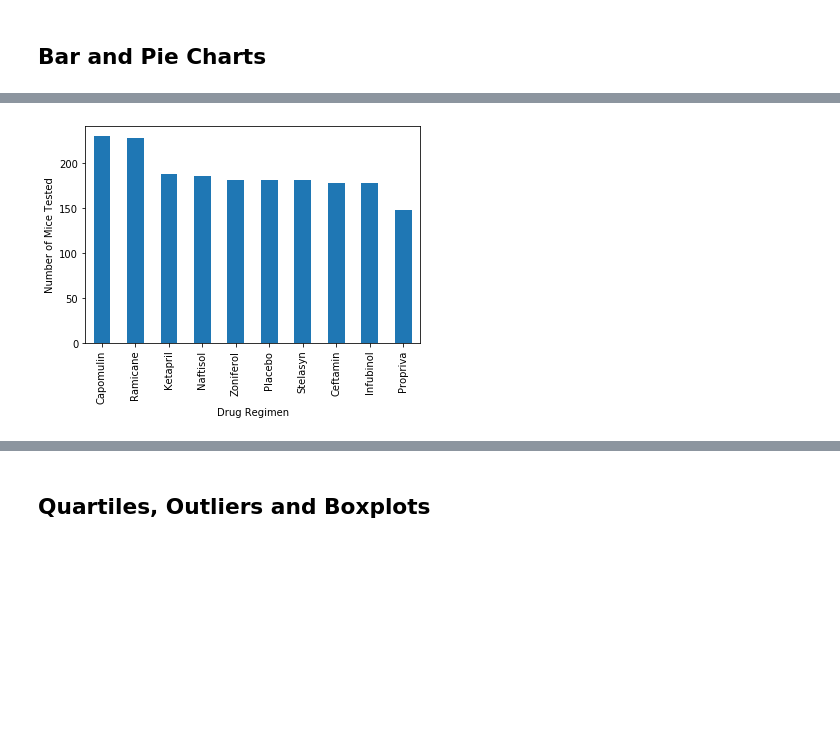
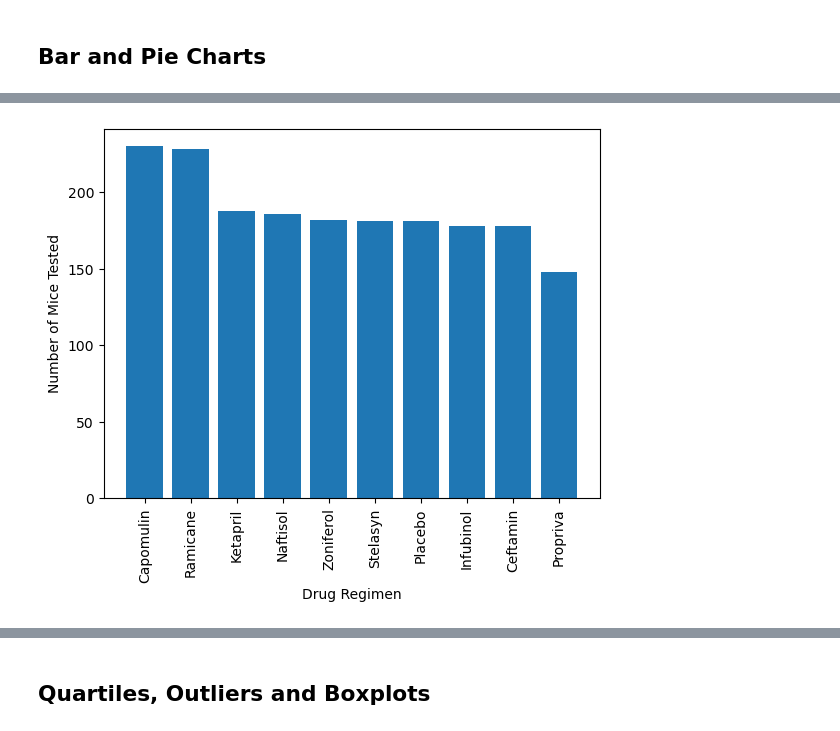
Before and after one commit to Arc5en/Pymaceuticals, a Jupyter notebook: Pymaceuticals/pymaceuticals.ipynb, the cells around one changed output, grey strips where cells are left out. Saved outputs shown, nothing was run; the diff lists cells and outputs as text; code cells hidden in the pictures; blank space fills up the shorter version.

```diff
--- a/Pymaceuticals/pymaceuticals.ipynb
+++ b/Pymaceuticals/pymaceuticals.ipynb
@@ -20,7 +24,11 @@ mouse_metadata = pd.read_csv(mouse_metadata_path)
 study_results = pd.read_csv(study_results_path)
 
 # Combine the data into a single dataset
+full_mouse_df = pd.merge(study_results, mouse_metadata, on="Mouse ID", how="left")
 
 # Display the data table for preview
+full_mouse_df
+
+# Should combine CSV files into one table via the Mouse ID found in both files.
 # %% [output]
 |  | Mouse ID | Timepoint | Tumor Volume (mm3) | Metastatic Sites | Drug Regimen | Sex | Age_months | ... |
@@ -35,6 +51,8 @@ study_results = pd.read_csv(study_results_path)
 249
 # %%
 # Getting the duplicate mice by ID number that shows up for Mouse ID and Timepoint.
+duplicate_mouse_ids = full_mouse_df[full_mouse_df.duplicated(subset = ["Mouse ID", "Timepoint"])]["Mouse ID"].unique()
+duplicate_mouse_ids
 # %% [output]
 array(['g989'], dtype=object)
 # %%
@@ -56,5 +78,9 @@ array(['g989'], dtype=object)
 | 1592 | g989 | 35 | 62.570880 | 2 | Propriva | Female | 21 | ... |
 # %%
 # Create a clean DataFrame by dropping the duplicate mouse by its ID.
+no_dupes_df = full_mouse_df[full_mouse_df["Mouse ID"].isin(duplicate_mouse_ids) == False]
+no_dupes_df
+
+# Same table as first without duplicate information about mouse g989
 # %% [output]
 |  | Mouse ID | Timepoint | Tumor Volume (mm3) | Metastatic Sites | Drug Regimen | Sex | Age_months | ... |
@@ -112,4 +177,10 @@ array(['g989'], dtype=object)
 # %%
-# Generate a bar plot showing the total number of timepoints for all mice tested for each drug regimen using Pandas.
+# Generate a bar plot showing the total number of timepoints for all mice tested for each drug regimen using pyplot.
+tests = no_dupes_df["Drug Regimen"].value_counts()
+plt.bar(tests.index.values, tests.values)
+plt.xlabel("Drug Regimen")
+plt.xticks(rotation=90)
+plt.ylabel("Number of Mice Tested")
+plt.show()
 # %% [output]
-[figure, old version]
+[figure, new version]
```
Also changed, not shown: parts of 22 cells of this notebook, 1 other file.
